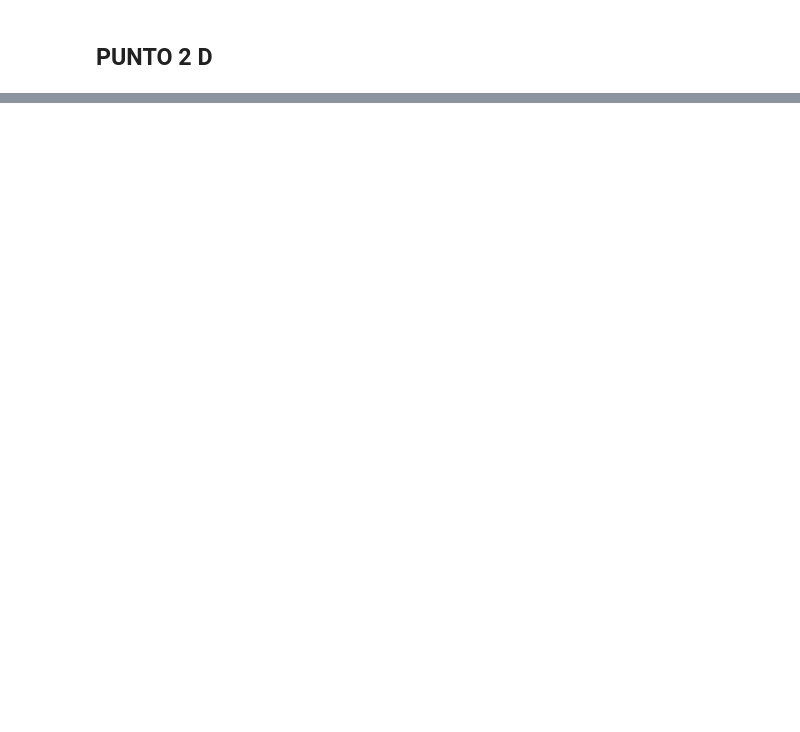
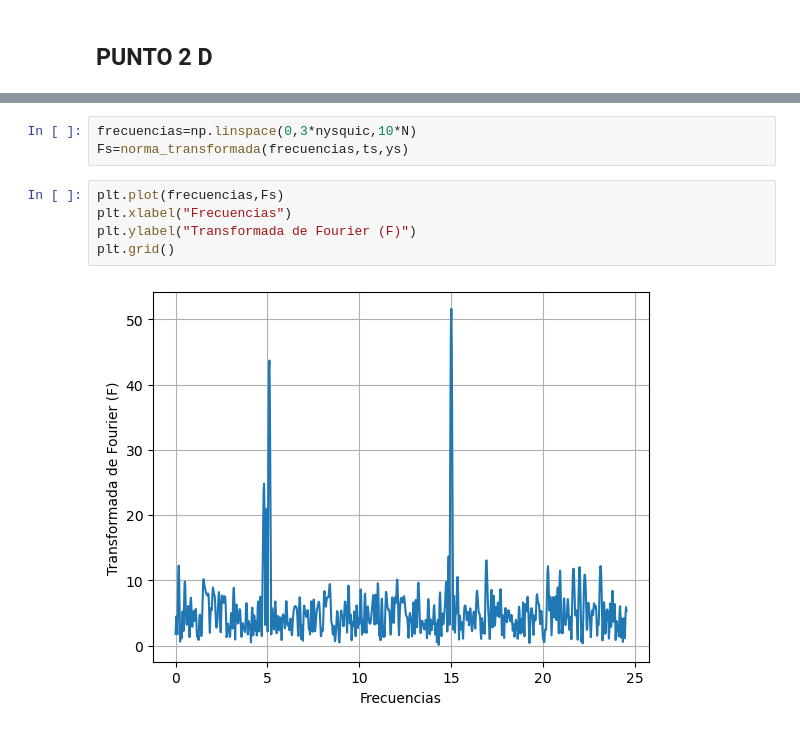
Before and after one commit to DANI2579/MetodosComputacionalesII, a Jupyter notebook: Taller_1_MetodosII/Untitled.ipynb, the cells around one changed output, grey strips where cells are left out. Cells and saved outputs as stored; diff of their text form; blank space fills up the shorter version.

```diff
--- a/Taller_1_MetodosII/Untitled.ipynb
+++ b/Taller_1_MetodosII/Untitled.ipynb
@@ -85,0 +108,10 @@ array([14.3607486])
+# %%
+frecuencias=np.linspace(0,3*nysquic,10*N)
+Fs=norma_transformada(frecuencias,ts,ys)
+# %%
+plt.plot(frecuencias,Fs)
+plt.xlabel("Frecuencias")
+plt.ylabel("Transformada de Fourier (F)")
+plt.grid()
+# %% [output]
+[figure, added]
```
Also changed, not shown: parts of 14 cells of this notebook.
